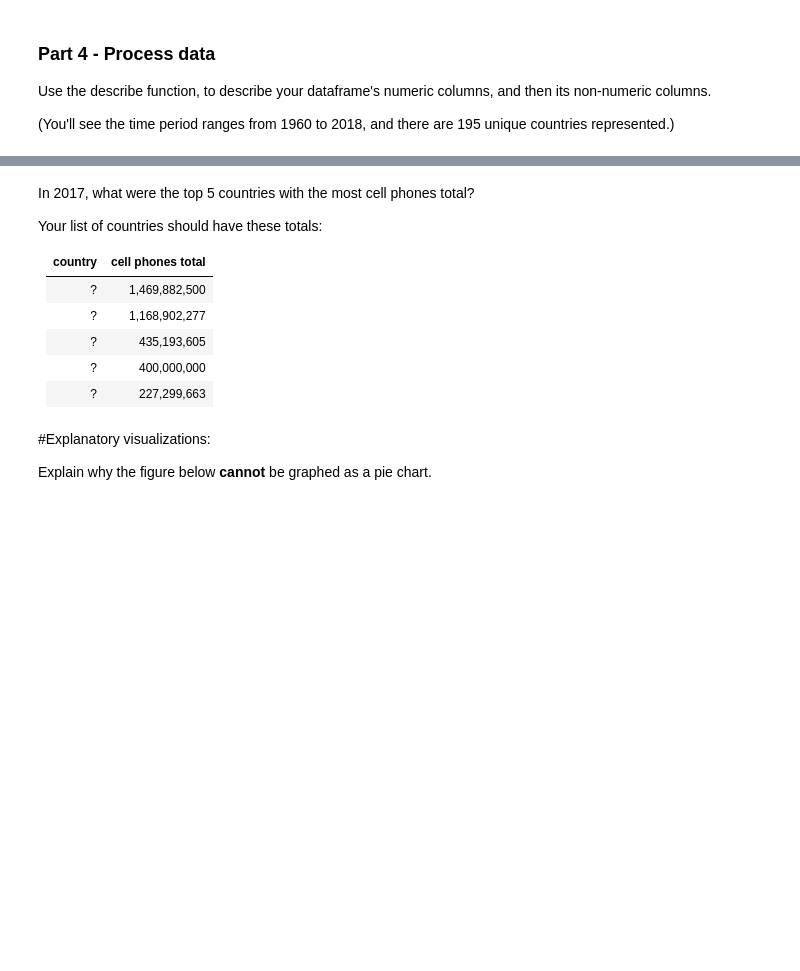
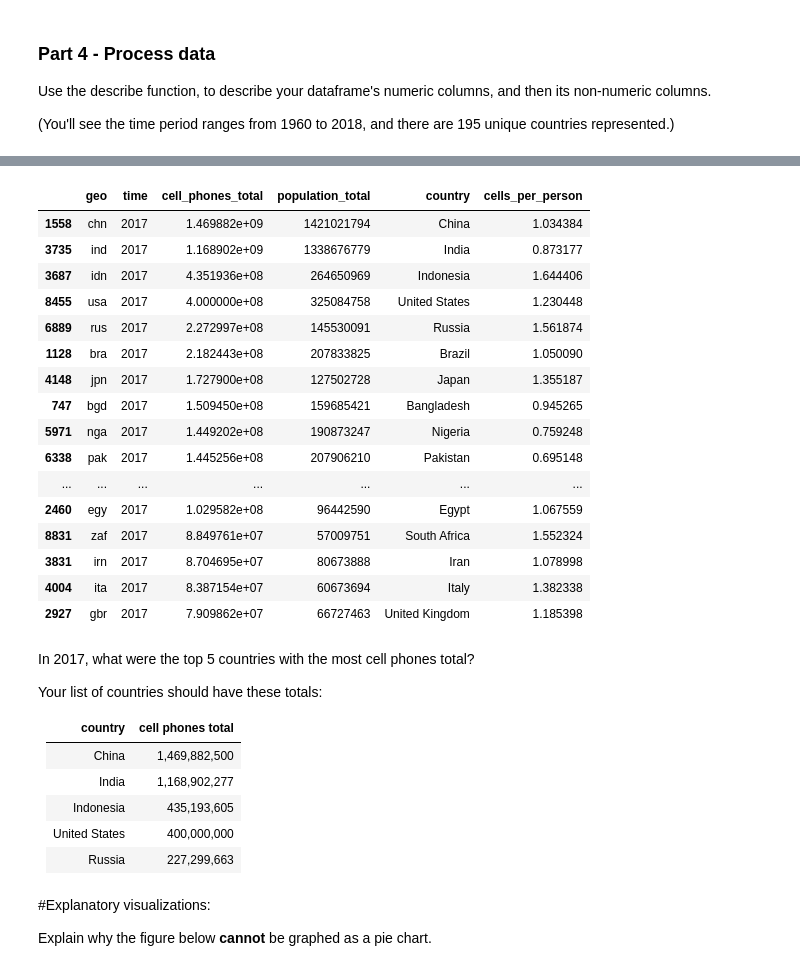
Before and after one commit to Samuel-Egbert31415/DS-Unit-1-Sprint-1-Data-Wrangling-and-Storytelling, a Jupyter notebook: DS_Unit_1_Sprint_Challenge_1_Data_Wrangling_and_Storytelling_(1).ipynb, the cells around one changed output, grey strips where cells are left out. Saved outputs shown, nothing was run; the diff lists cells and outputs as text; code cells hidden in the pictures; blank space fills up the shorter version.

```diff
--- a/DS_Unit_1_Sprint_Challenge_1_Data_Wrangling_and_Storytelling_(1).ipynb
+++ b/DS_Unit_1_Sprint_Challenge_1_Data_Wrangling_and_Storytelling_(1).ipynb
@@ -156,0 +173,3 @@ Use the describe function, to describe your dataframe's numeric columns, and the
+# %%
+pd.options.display.max_columns = None
+merged_df.describe
@@ -157,3 +194,24 @@ Use the describe function, to describe your dataframe's numeric columns, and the
+# %%
+sorted_merged_df = merged_df[merged_df['time']==2017].sort_values(by = 'cell_phones_total', ascending=False)
+sorted_merged_df.head(20)
+# %% [output]
+|  | geo | time | cell_phones_total | population_total | country | cells_per_person |
+| 1558 | chn | 2017 | 1.469882e+09 | 1421021794 | China | 1.034384 |
+| 3735 | ind | 2017 | 1.168902e+09 | 1338676779 | India | 0.873177 |
+| 3687 | idn | 2017 | 4.351936e+08 | 264650969 | Indonesia | 1.644406 |
+| 8455 | usa | 2017 | 4.000000e+08 | 325084758 | United States | 1.230448 |
+| 6889 | rus | 2017 | 2.272997e+08 | 145530091 | Russia | 1.561874 |
+| 1128 | bra | 2017 | 2.182443e+08 | 207833825 | Brazil | 1.050090 |
+| 4148 | jpn | 2017 | 1.727900e+08 | 127502728 | Japan | 1.355187 |
+| 747 | bgd | 2017 | 1.509450e+08 | 159685421 | Bangladesh | 0.945265 |
+| 5971 | nga | 2017 | 1.449202e+08 | 190873247 | Nigeria | 0.759248 |
+| 6338 | pak | 2017 | 1.445256e+08 | 207906210 | Pakistan | 0.695148 |
+| ... | ... | ... | ... | ... | ... | ... |
+| 2460 | egy | 2017 | 1.029582e+08 | 96442590 | Egypt | 1.067559 |
+| 8831 | zaf | 2017 | 8.849761e+07 | 57009751 | South Africa | 1.552324 |
+| 3831 | irn | 2017 | 8.704695e+07 | 80673888 | Iran | 1.078998 |
+| 4004 | ita | 2017 | 8.387154e+07 | 60673694 | Italy | 1.382338 |
+| 2927 | gbr | 2017 | 7.909862e+07 | 66727463 | United Kingdom | 1.185398 |
 # %% [markdown]
 In 2017, what were the top 5 countries with the most cell phones total?
 
@@ -161,11 +219,11 @@ Your list of countries should have these totals:
 
 | country | cell phones total |
 |:-------:|:-----------------:|
-|    ?    |     1,469,882,500 |
-|    ?    |     1,168,902,277 |
-|    ?    |       435,193,605 |
-|    ?    |       400,000,000 |
-|    ?    |       227,299,663 |
+| China  |     1,469,882,500 |
+| India  |     1,168,902,277 |
+|Indonesia  |       435,193,605 |
+|   United States  |       400,000,000 |
+|   Russia   |       227,299,663 |
 # %%
 ### YOUR CODE HERE ###
 # %% [markdown]
```
Also changed, not shown: parts of 5 cells of this notebook.
